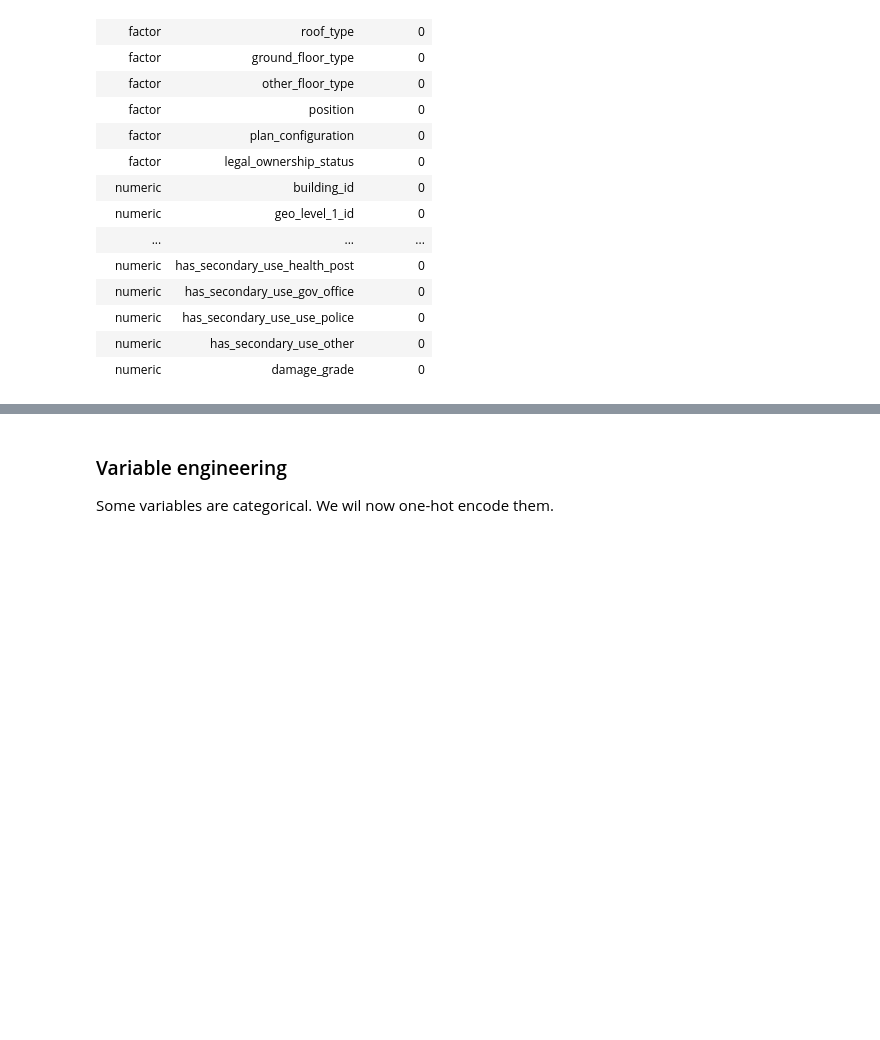
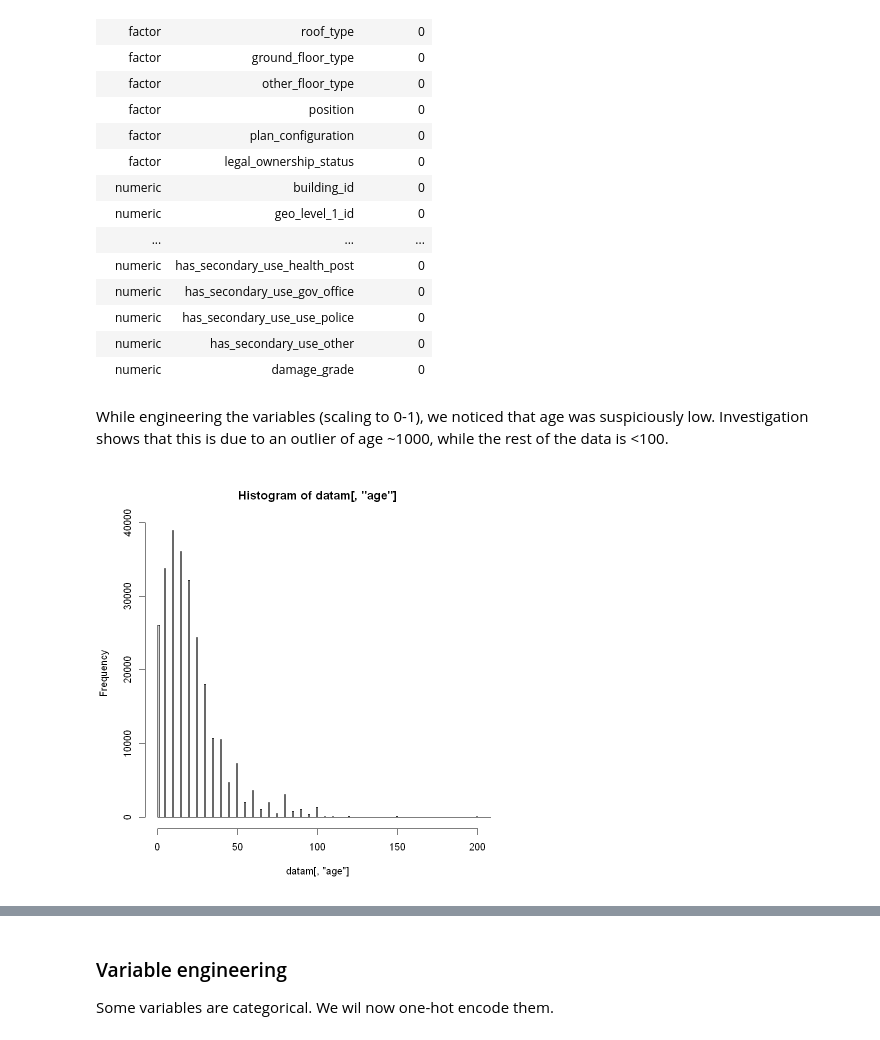
Before and after one commit to bikostet/richter-s-predictor-group-42, a Jupyter notebook: brouillon_bilal.ipynb, the cells around one changed output, grey strips where cells are left out. Drawn from its saved outputs; the diff is of its cells as text; code cells hidden in the pictures; blank space fills up the shorter version.

```diff
--- a/brouillon_bilal.ipynb
+++ b/brouillon_bilal.ipynb
@@ -258,3 +257,9 @@ A skim_df: 40 × 3
 | numeric | has_secondary_use_use_police | 0 |
 | numeric | has_secondary_use_other | 0 |
 | numeric | damage_grade | 0 |
+# %% [markdown]
+While engineering the variables (scaling to 0-1), we noticed that age was suspiciously low. Investigation shows that this is due to an outlier of age ~1000, while the rest of the data is <100.
+# %%
+hist(datam[,'age'],breaks=seq(0,1000),xlim=c(0,200))
+# %% [output]
+[figure, added]
```
Also changed, not shown: parts of 7 cells of this notebook, 1 other file.
